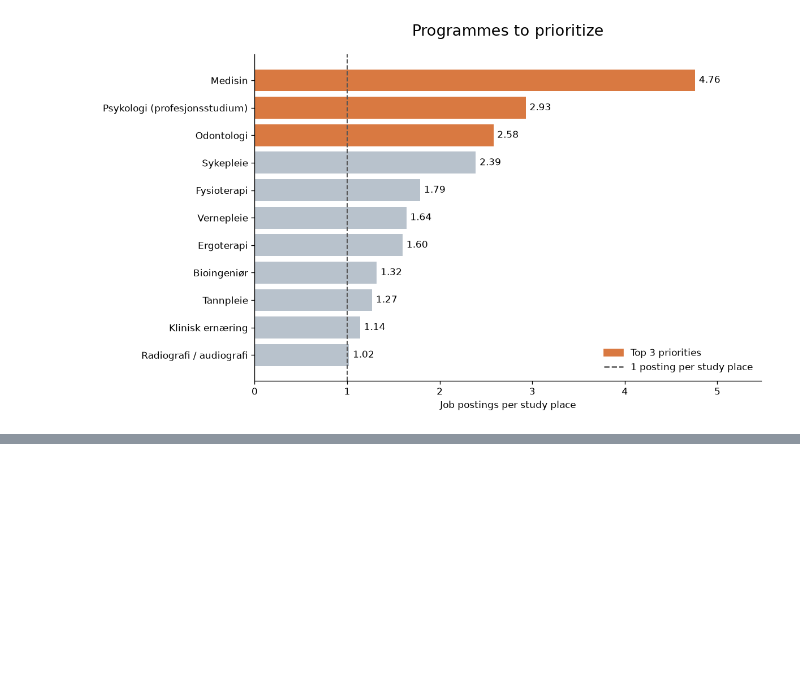
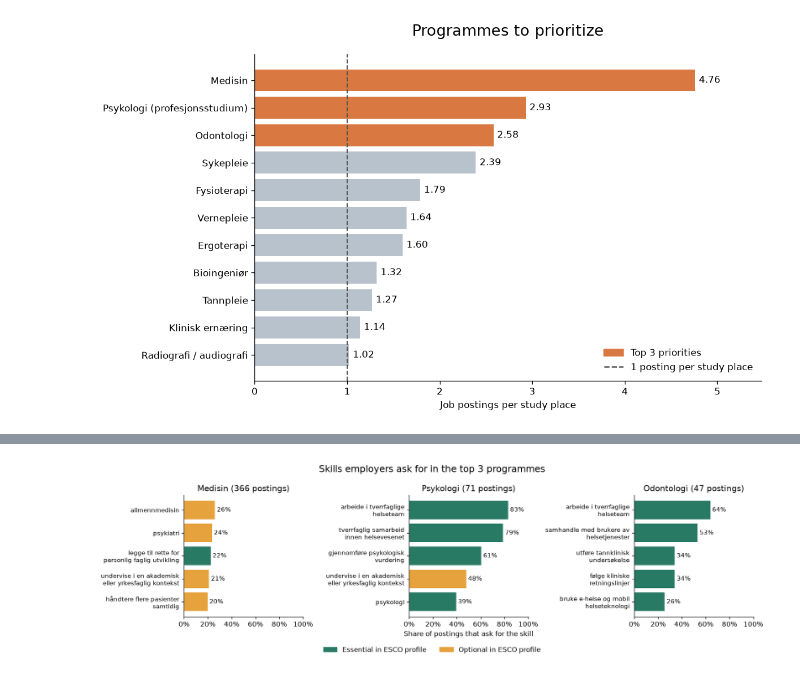
Before and after one commit to marennodenes/mind-the-gap, a Jupyter notebook: notebooks/02_study_places_prioritized.ipynb, the cells around one changed output, grey strips where cells are left out. Drawn from its saved outputs; the diff is of its cells as text; code cells hidden in the pictures; blank space fills up the shorter version.

Commit message:
fix: update readme and add figure

```diff
--- a/notebooks/02_study_places_prioritized.ipynb
+++ b/notebooks/02_study_places_prioritized.ipynb
@@ -56,0 +61,40 @@ plt.show()
+# %%
+import textwrap
+from matplotlib.ticker import PercentFormatter
+
+skills = pd.read_csv(ROOT / "data/processed/skills_by_programme_llm.csv")
+gap = pd.read_csv(ROOT / "data/processed/gap_by_programme.csv", index_col="programme")
+top3 = gap.sort_values("rank").index[:3]
+
+skill_colors = {"essential": "#287A65", "optional": "#E6A23C"}
+
+fig, axes = plt.subplots(1, 3, figsize=(14, 3.8), sharex=True)
+for ax, programme in zip(axes, top3):
+    top = (
+        skills[(skills["programme"] == programme) & (skills["esco_relation"] != "none")]
+        .nlargest(5, "share_postings")
+        .sort_values("share_postings")
+    )
+    labels = [textwrap.fill(s, 26) for s in top["skill"]]
+    bars = ax.barh(labels, top["share_postings"], color=top["esco_relation"].map(skill_colors))
+    ax.bar_label(bars, labels=[f"{v:.0%}" for v in top["share_postings"]], padding=3, fontsize=9)
+    name = programme.replace(" (profesjonsstudium)", "")
+    ax.set_title(f"{name} ({gap.loc[programme, 'n_snapshot']} postings)")
+    ax.xaxis.set_major_formatter(PercentFormatter(1))
+    ax.set_xlim(0, 1)
+    ax.tick_params(axis="y", labelsize=9)
+
+axes[1].set_xlabel("Share of postings that ask for the skill")
+fig.legend(
+    handles=[
+        Patch(color=skill_colors["essential"], label="Essential in ESCO profile"),
+        Patch(color=skill_colors["optional"], label="Optional in ESCO profile"),
+    ],
+    loc="lower center", bbox_to_anchor=(0.5, -0.08), ncol=2, frameon=False,
+)
+fig.suptitle("Skills employers ask for in the top 3 programmes", fontsize=14)
+fig.tight_layout()
+fig.savefig(FIGURES / "top3_skills.png", bbox_inches="tight", dpi=200)
+plt.show()
+# %% [output]
+[figure, added]
```
Also changed, not shown: parts of 1 cell of this notebook, 3 other files.
